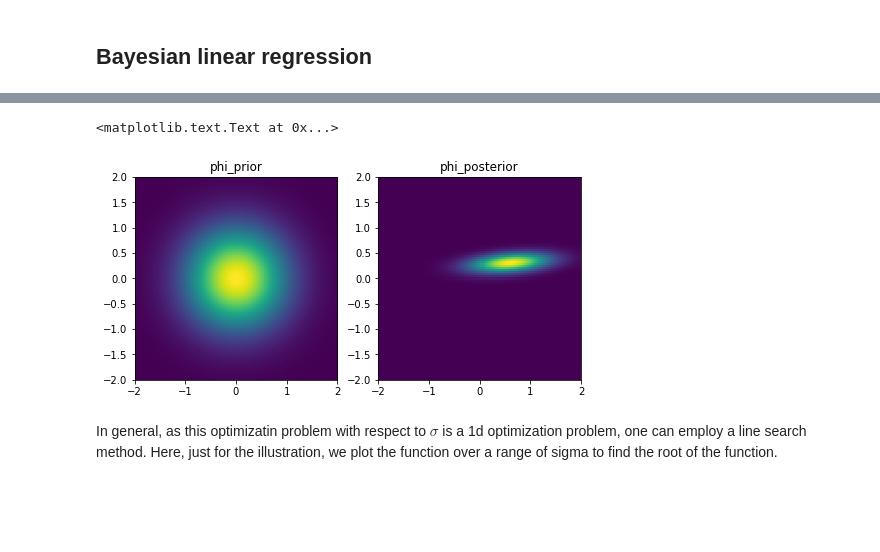
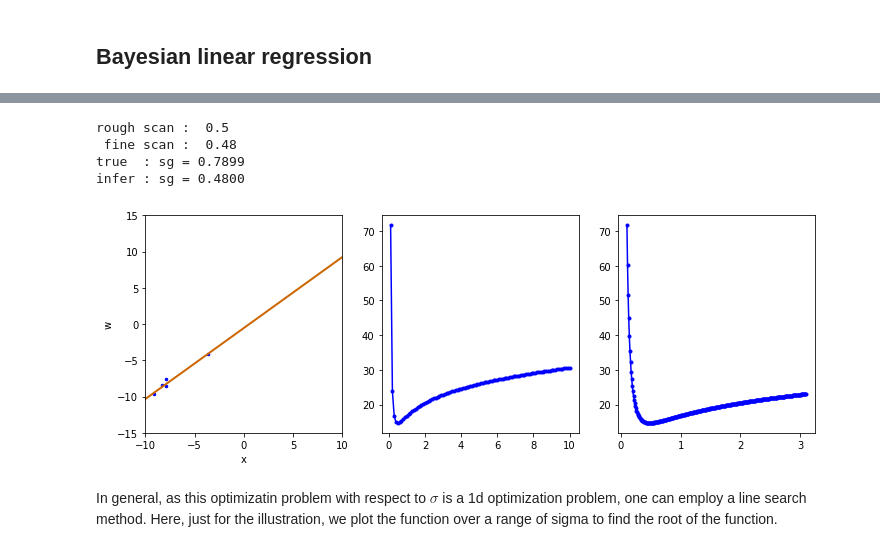
Before and after one commit to kiyomizuhi/machine_learning_scratch_Prince_computer_vision, a Jupyter notebook: scratch/Regression.ipynb, the cells around one changed output, grey strips where cells are left out. Saved outputs shown, nothing was run; the diff lists cells and outputs as text; code cells hidden in the pictures; blank space fills up the shorter version.

```diff
--- a/scratch/Regression.ipynb
+++ b/scratch/Regression.ipynb
@@ -355,18 +318,45 @@ plt.ylabel("w")
-# %%
-plt.rcParams['figure.figsize'] = (8.0, 4.0)
-
-nres = 101
-phi_prior_pdf = generate_phi_pdf(np.zeros(2), sgp*np.eye(2), nres, 3)
-plt.subplot(1,2,1)
-plt.imshow(phi_prior_pdf , extent=[-2, 2, -2, 2])
-plt.title("phi_prior")
-
-phi_posterior_pdf = generate_phi_pdf(phi.squeeze(), cinv, nres, 3)
-plt.subplot(1,2,2)
-plt.imshow(phi_posterior_pdf, extent=[-2, 2, -2, 2])
-plt.title("phi_posterior")
-# %% [output]
-<matplotlib.text.Text at 0x...>
-[figure, removed]
+# %%
+ns = 5
+x_range = np.array([-10., 10.])
+sg, phi, sgp = generate_nice_params()
+x, w = generate_samples(x_range, sg, phi, ns)
+
+plt.rcParams['figure.figsize'] = (12.0, 4.0)
+plt.subplot(1,3,1)
+plot_samples(x, w, phi)
+plt.xlim(x_range)
+plt.ylim(1.5*x_range)
+plt.xlabel("x")
+plt.ylabel("w")
+
+s1 = 0.1
+s2 = 10.0
+sg_candid = np.linspace(s1, s2, 100)
+sg_eval = evaluate_sigma(x, w, sgp, sg_candid)
+plt.subplot(1,3,2)
+plt.plot(sg_candid, sg_eval, 'b.-')
+
+idx = np.where(sg_eval == sg_eval.min())[0][0]
+sg_inf = sg_candid[idx]
+print('rough scan : ', sg_inf)
+
+s1 = 0.1
+s2 = 3.1
+plt.subplot(1,3,3)
+sg_candid = np.linspace(s1, s2, 301)
+sg_eval = evaluate_sigma(x, w, sgp, sg_candid)
+plt.plot(sg_candid, sg_eval, 'b.-')
+
+idx = np.where(sg_eval == sg_eval.min())[0][0]
+sg_inf = sg_candid[idx]
+print(' fine scan : ', sg_inf)
+
+print("true  : sg = {0:1.4f} \ninfer : sg = {1:1.4f}".format(sg, sg_inf))
+# %% [output]
+rough scan :  0.5
+ fine scan :  0.48
+true  : sg = 0.7899
+infer : sg = 0.4800
+[figure, added]
 # %% [markdown]
 In general, as this optimizatin problem with respect to $\sigma$ is a 1d optimization problem, one can employ a line search method. Here, just for the illustration, we plot the function over a range of sigma to find the root of the function.
```
Also changed, not shown: parts of 10 cells of this notebook.
